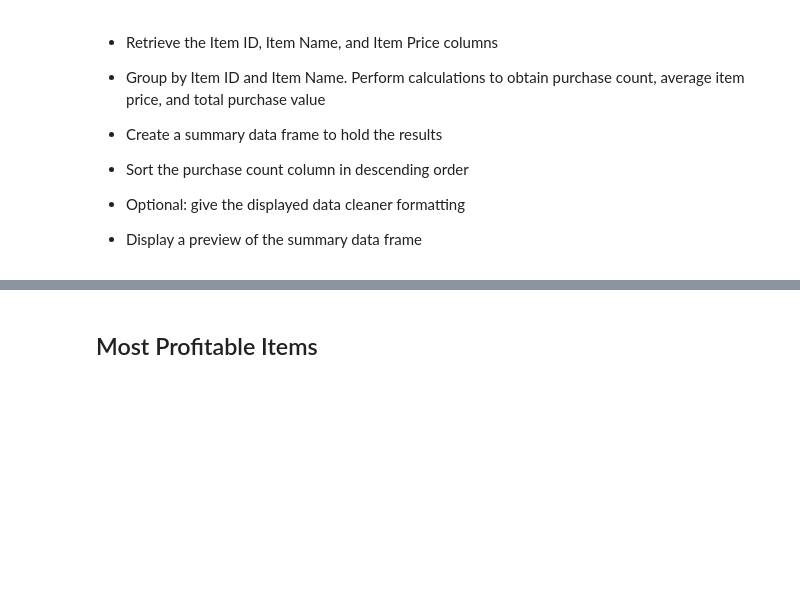
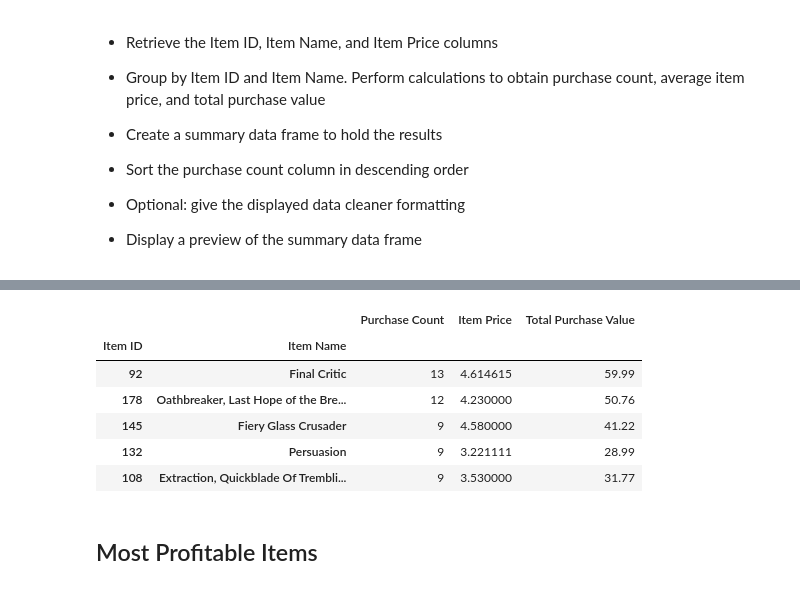
Before and after one commit to AbbieKent/Heroes-of-Pymoli, a Jupyter notebook: HeroesOfPymoli.ipynb, the cells around one changed output, grey strips where cells are left out. Saved outputs shown, nothing was run; the diff lists cells and outputs as text; code cells hidden in the pictures; blank space fills up the shorter version.

```diff
--- a/HeroesOfPymoli.ipynb
+++ b/HeroesOfPymoli.ipynb
@@ -262,3 +290,19 @@ purchase_analysis
+# %%
+sort_id=purchase_data.groupby(['Item ID','Item Name'])
+purchase_id_count=sort_id['Item Name'].count().sort_values(ascending=False)
+total_item_price=sort_id['Price'].sum().sort_values(ascending=False)
+item_price=total_item_price/purchase_id_count
+
+most_popular=pd.DataFrame({'Purchase Count':purchase_id_count,'Item Price':item_price,"Total Purchase Value":total_item_price})
+most_popular.sort_values(by='Purchase Count',ascending=False).head()
+# %% [output]
+|  |  | Purchase Count | Item Price | Total Purchase Value |
+| Item ID | Item Name |  |  |  |
+| 92 | Final Critic | 13 | 4.614615 | 59.99 |
+| 178 | Oathbreaker, Last Hope of the Bre... | 12 | 4.230000 | 50.76 |
+| 145 | Fiery Glass Crusader | 9 | 4.580000 | 41.22 |
+| 132 | Persuasion | 9 | 3.221111 | 28.99 |
+| 108 | Extraction, Quickblade Of Trembli... | 9 | 3.530000 | 31.77 |
 # %% [markdown]
 ## Most Profitable Items
 # %% [markdown]
```
Also changed, not shown: parts of 10 cells of this notebook, 1 other file.
